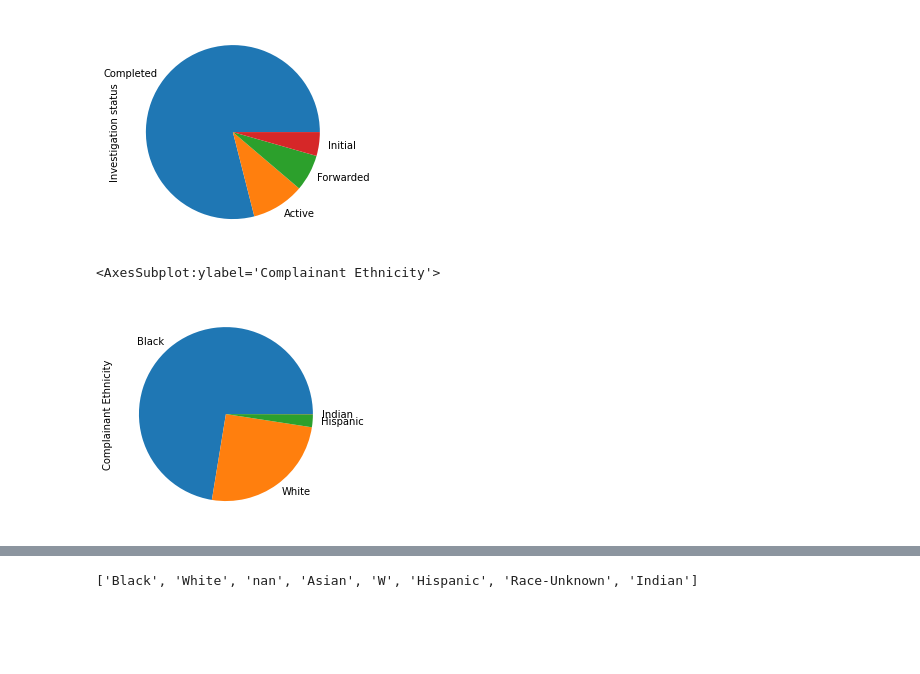
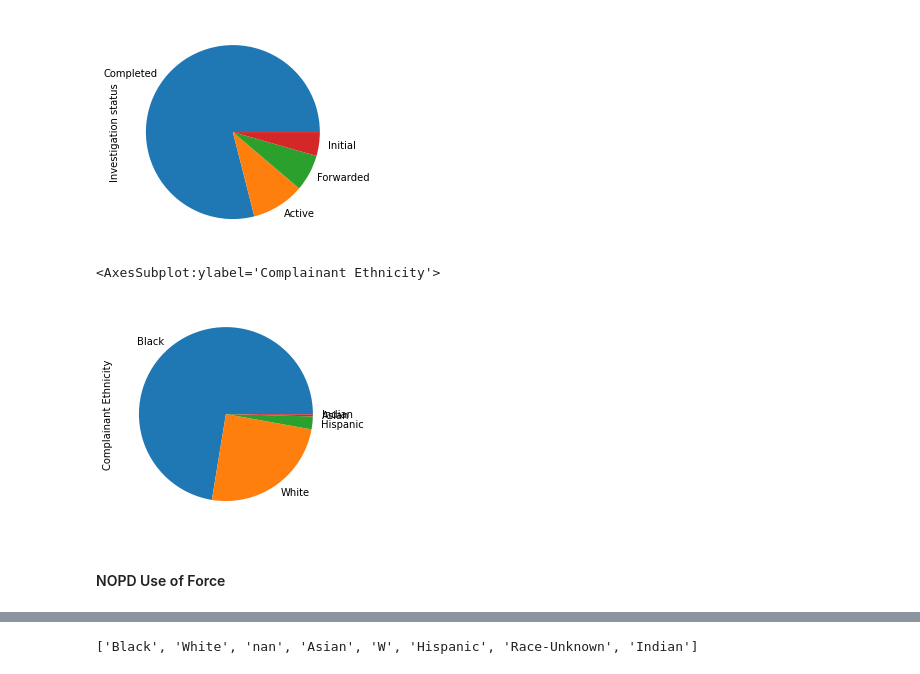
Before and after one commit to samuelkellum/FinalTutorial, a Jupyter notebook: _webpage/index.ipynb, the cells around one changed output, grey strips where cells are left out. Cells and saved outputs as stored; diff of their text form; code cells hidden in the pictures; blank space fills up the shorter version.

```diff
--- a/_webpage/index.ipynb
+++ b/_webpage/index.ipynb
@@ -23,8 +25,8 @@ import pandas as pd
 # %% [markdown]
 The source of the csv file: https://data.nola.gov/Public-Safety-and-Preparedness/NOPD-Misconduct-Complaints/gz2m-ef5u
 # %%
-police_complaint_df = pd.read_csv('../_data/NOPD_Misconduct_Complaints.csv')
-police_complaint_df.head()
+nopd_complaint_df = pd.read_csv('../_data/NOPD_Misconduct_Complaints.csv')
+nopd_complaint_df.head()
 # %% [output]
 |  | Incident Type | Complaint Tracking Number | Date Complaint Occurred | Date Complaint Received by NOPD (... | Date Complaint Investigation Comp... | ... |
 | 0 | Public Initiated | 2016-0001-P | 2016-01-01 | 2016-01-01 | 2016-07-21 | ... |
@@ -73,24 +75,21 @@ police_complaint_df["Investigation status"].value_counts().plot.pie()
 <AxesSubplot:ylabel='Investigation status'>
 [figure]
 # %%
-police_complaint_df["Complainant Ethnicity"] = police_complaint_df["Complainant Ethnicity"].map({
+nopd_complaint_df["Complainant Ethnicity"] = nopd_complaint_df["Complainant Ethnicity"].map({
     'Black': 'Black',
     'White': 'White',
-    'Asian': 'White',
-    'Race-Unknown': np.nan,
+    'Asian': 'Asian',
     'Hispanic': 'Hispanic',
     'b': 'Black',
     'white': 'White',
     'Indian': 'Indian',
     'w': 'White',
     'W': "White",
-    'black': 'Black',
-    'Unknown': np.nan,
-    'Unkown': np.nan,
-    np.nan: np.nan
-})
-police_complaint_df["Complainant Ethnicity"].value_counts().plot.pie()
+    'black': 'Black'})
+nopd_complaint_df["Complainant Ethnicity"].value_counts().plot.pie()
 # %% [output]
 <AxesSubplot:ylabel='Complainant Ethnicity'>
-[figure, old version]
+[figure, new version]
+# %% [markdown]
+#### NOPD Use of Force
 # %%
```
Also changed, not shown: parts of 26 cells of this notebook, 1 other file.
